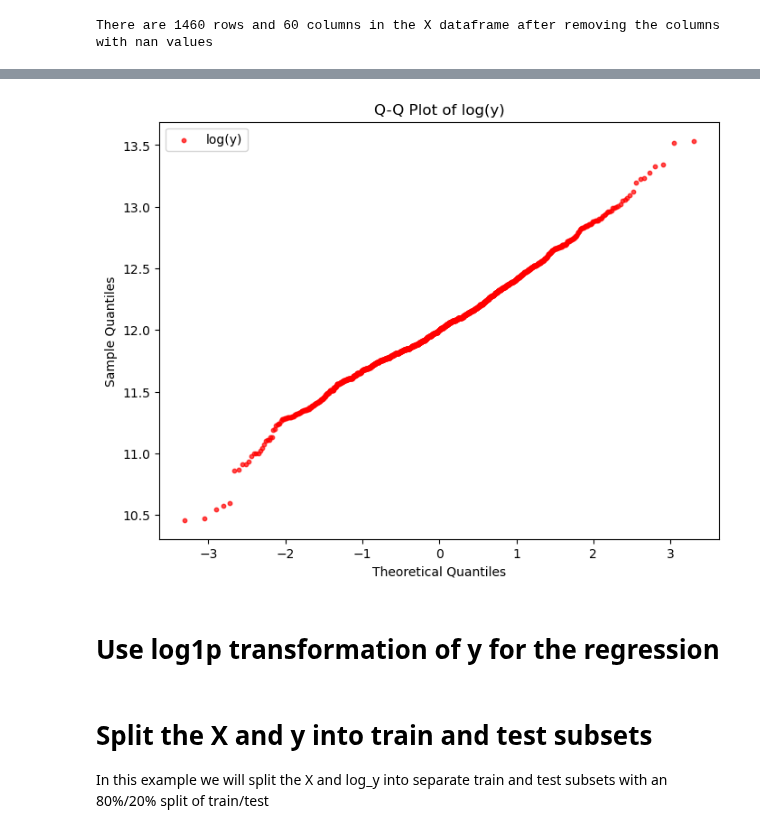
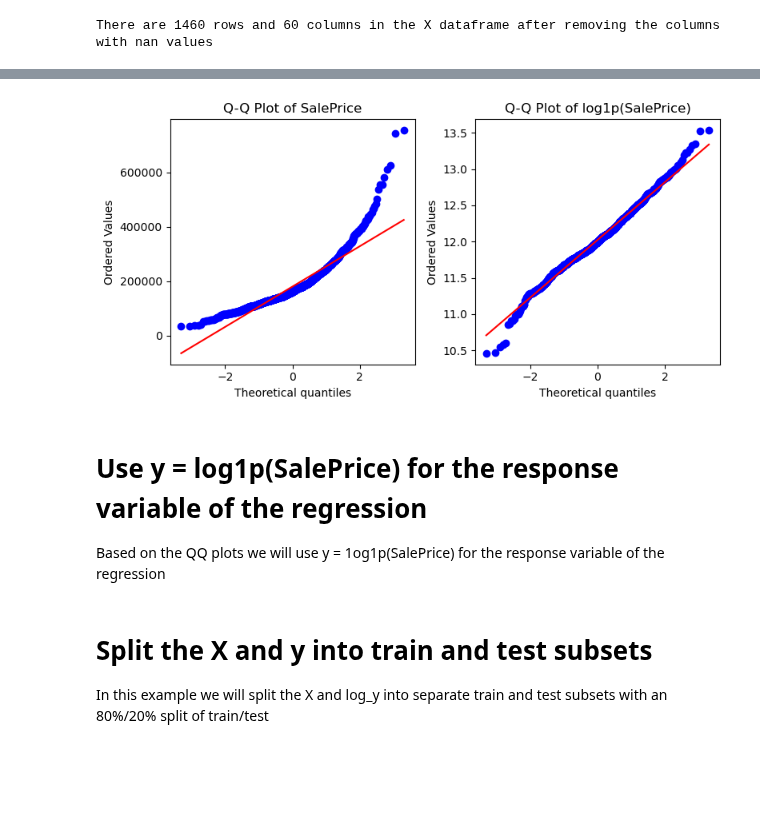
Before and after one commit to gjpelletier/PyMLR, a Jupyter notebook: Examples/Example_Preprocessing.ipynb, the cells around one changed output, grey strips where cells are left out. Cells and saved outputs as stored; diff of their text form; code cells hidden in the pictures; blank space fills up the shorter version.

```diff
--- a/Examples/Example_Preprocessing.ipynb
+++ b/Examples/Example_Preprocessing.ipynb
@@ -232,34 +196,27 @@ plt.show()
-# %%
-# QQ plot of log1p(y)
-
-import numpy as np
-import scipy.stats as stats
-import matplotlib.pyplot as plt
-
-data1 = y
-data2 = np.log(y)
-
-# Generate Q-Q plot data for both datasets
-qq1 = stats.probplot(data1, dist="norm")
-qq2 = stats.probplot(data2, dist="norm")
-
-# Create the plot
-plt.figure(figsize=(8, 6))
-
-# Plot the dataset
-# plt.scatter(qq1[0][0], qq1[0][1], color='blue', label='y', alpha=0.7)
-plt.scatter(qq2[0][0], qq2[0][1], color='red', label='log(y)', alpha=0.7, s=10)
-
-# Customize the plot
-plt.title('Q-Q Plot of log(y)')
-plt.xlabel('Theoretical Quantiles')
-plt.ylabel('Sample Quantiles')
-plt.legend()
-# plt.grid()
-plt.show()
-# %% [output]
-[figure, removed]
+# %%
+# Create subplots
+import numpy as np
+import scipy.stats as stats
+import matplotlib.pyplot as plt
+
+fig, axes = plt.subplots(1, 2, figsize=(8, 4))
+
+# First subplot: Normal data
+stats.probplot(SalePrice, dist="norm", plot=axes[0])
+axes[0].set_title("Q-Q Plot of SalePrice")
+
+# Second subplot: Uniform data
+stats.probplot(np.log1p(SalePrice), dist="norm", plot=axes[1])
+axes[1].set_title("Q-Q Plot of log1p(SalePrice)")
+
+# Adjust layout and show the plot
+plt.tight_layout()
+plt.show()
+# %% [output]
+[figure, added]
 # %% [markdown]
-# Use log1p transformation of y for the regression
+# Use y = log1p(SalePrice) for the response variable of the regression
+
+Based on the QQ plots we will use y = 1og1p(SalePrice) for the response variable of the regression
 # %%
 # We will use log_y for the following steps of the regression analysis
```
Also changed, not shown: parts of 25 cells of this notebook.
